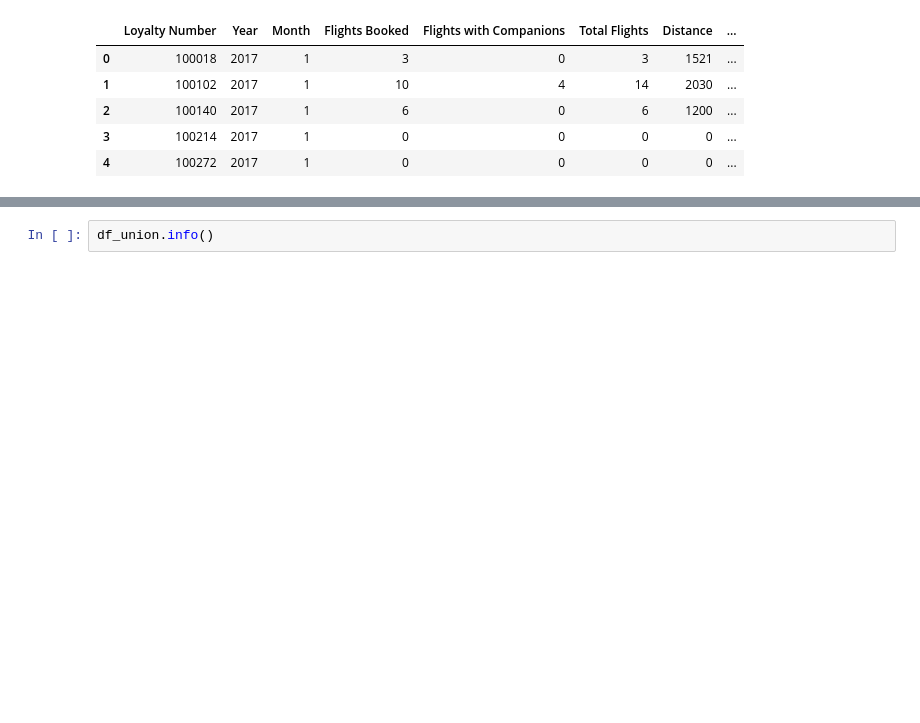
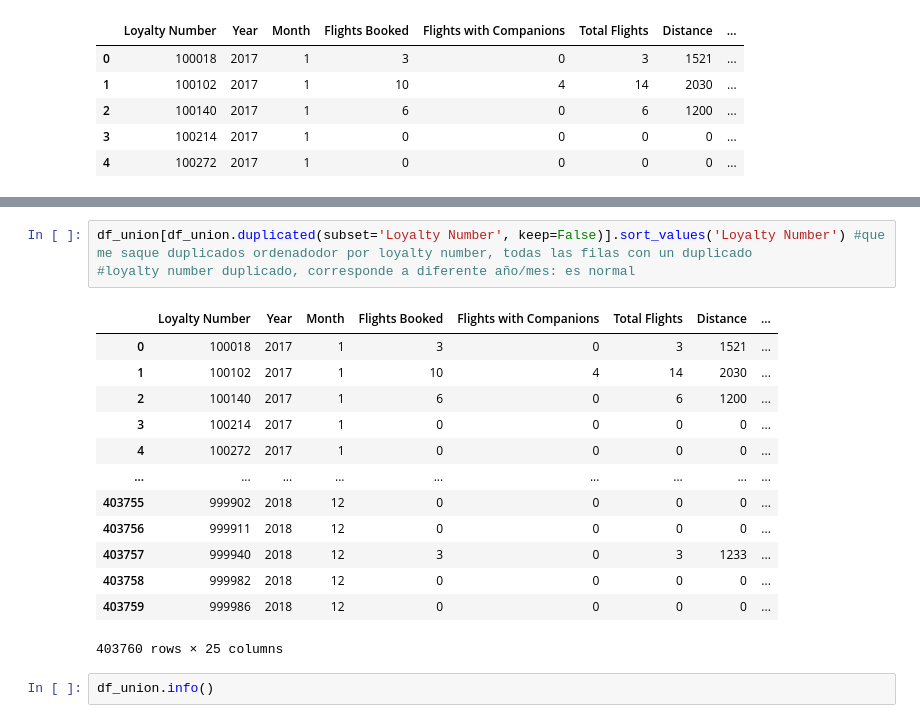
Before and after one commit to Adalab/bda-modulo-3-evaluacion-final-ptormo, a Jupyter notebook: ejerciciotecnico_mod3.ipynb, the cells around one changed output, grey strips where cells are left out. Saved outputs shown, nothing was run; the diff lists cells and outputs as text; blank space fills up the shorter version.

```diff
--- a/ejerciciotecnico_mod3.ipynb
+++ b/ejerciciotecnico_mod3.ipynb
@@ -291,3 +288,20 @@ array([  0, 341, 364, 310, 445, 312, 343, 366, 389, 292, 447, 324, 456,
+# %%
+df_union[df_union.duplicated(subset='Loyalty Number', keep=False)].sort_values('Loyalty Number') #que me saque duplicados ordenadodor por loyalty number, todas las filas con un duplicado
+#loyalty number duplicado, corresponde a diferente año/mes: es normal
+# %% [output]
+|  | Loyalty Number | Year | Month | Flights Booked | Flights with Companions | Total Flights | Distance | ... |
+| 0 | 100018 | 2017 | 1 | 3 | 0 | 3 | 1521 | ... |
+| 1 | 100102 | 2017 | 1 | 10 | 4 | 14 | 2030 | ... |
+| 2 | 100140 | 2017 | 1 | 6 | 0 | 6 | 1200 | ... |
+| 3 | 100214 | 2017 | 1 | 0 | 0 | 0 | 0 | ... |
+| 4 | 100272 | 2017 | 1 | 0 | 0 | 0 | 0 | ... |
+| ... | ... | ... | ... | ... | ... | ... | ... | ... |
+| 403755 | 999902 | 2018 | 12 | 0 | 0 | 0 | 0 | ... |
+| 403756 | 999911 | 2018 | 12 | 0 | 0 | 0 | 0 | ... |
+| 403757 | 999940 | 2018 | 12 | 3 | 0 | 3 | 1233 | ... |
+| 403758 | 999982 | 2018 | 12 | 0 | 0 | 0 | 0 | ... |
+| 403759 | 999986 | 2018 | 12 | 0 | 0 | 0 | 0 | ... |
+403760 rows × 25 columns
 # %%
 df_union.info()
 # %% [output]
```
Also changed, not shown: parts of 22 cells of this notebook, 2 other files.
